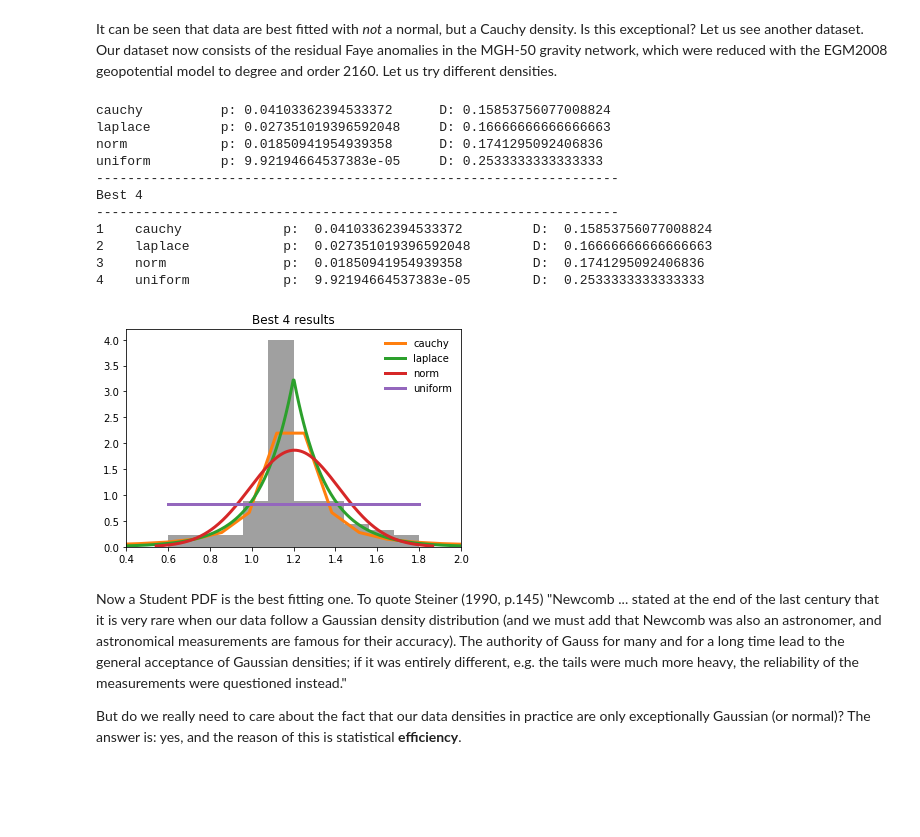
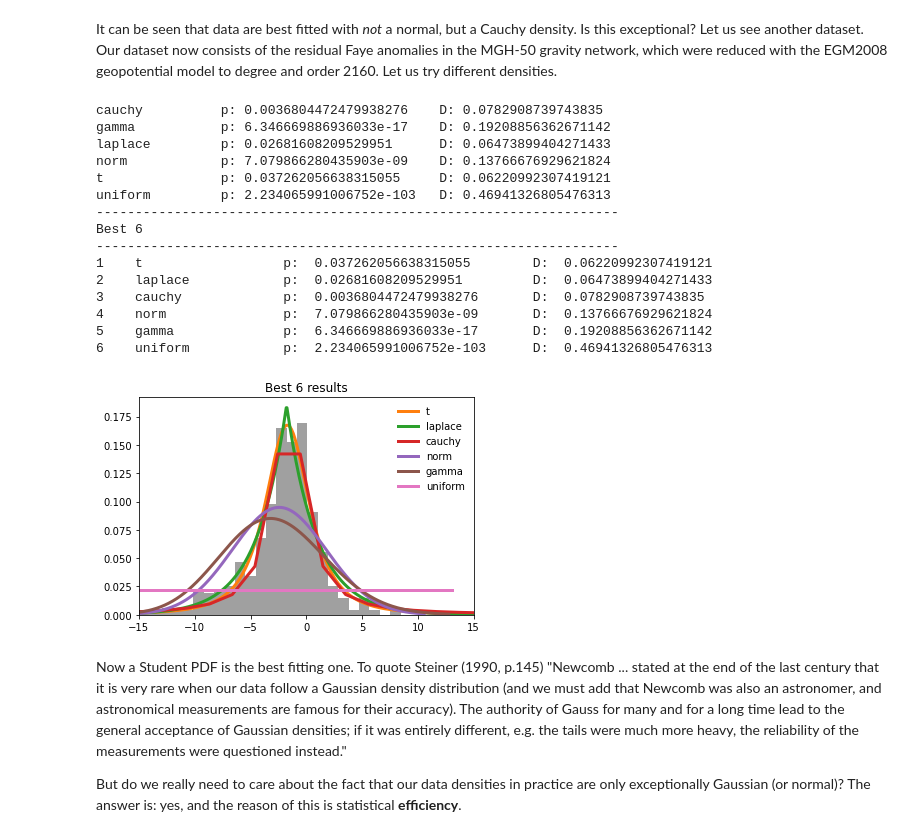
Before and after one commit to gyulat/MFV, a Jupyter notebook: MFV_en.ipynb, the cells around one changed output. Saved outputs shown, nothing was run; the diff lists cells and outputs as text; code cells hidden in the pictures; blank space fills up the shorter version.

```diff
--- a/MFV_en.ipynb
+++ b/MFV_en.ipynb
@@ -41,35 +117,20 @@ IndentationError: unexpected indent (<ipython-input-5-17bd7d708126>, line 31)
 # %% [markdown]
 It can be seen that data are best fitted with *not* a normal, but a Cauchy density. Is this exceptional? Let us see another dataset. Our dataset now consists of the residual Faye anomalies in the MGH-50 gravity network, which were reduced with the EGM2008 geopotential model to degree and order 2160. Let us try different densities.
 # %%
-import scipy.stats
-import math
-
 cdfs = {
     "cauchy": {"p":[], "D": []},          #Cauchy
+    "gamma": {"p":[], "D": []},           #Gamma
     "laplace": {"p":[], "D": []},         #Laplace
     "norm": {"p":[], "D": []},            #Normal (Gaussian)
+    "t": {"p":[], "D": []},               #Student's T
     "uniform": {"p":[], "D": []}}         #Uniform
-
-def check(data, fct, verbose=False):
-    #fit data to all given distributions
-    parameters = eval("scipy.stats."+fct+".fit(data)");
-    #use Kolmogorov-Smirnov two-sided test
-    D, p = scipy.stats.kstest(data, fct, args=parameters);
-
-    if math.isnan(p): p=0
-    if math.isnan(D): D=0
-
-    if verbose:
-        print(fct.ljust(16) + "p: " + str(p).ljust(25) + "D: " +str(D))
-
-    return (fct, p, D)
 
 def plot(fcts, data):
     import matplotlib.pyplot as plt
     import numpy as np
 
     # plot histogram of data
-    plt.hist(data, density=True, bins=max(10, len(data)/10), facecolor='grey', alpha=0.75)
+    plt.hist(data, density=True, bins=max(10, len(data)//10), facecolor='grey', alpha=0.75)
 
     # plot fitted densities
     for fct in fcts:
@@ -77,48 +138,55 @@ def plot(fcts, data):
         f = eval("scipy.stats."+fct+".freeze"+str(params))
         x = np.linspace(f.ppf(0.001), f.ppf(0.999), 500)
         plt.plot(x, f.pdf(x), lw=3, label=fct)
     plt.legend(loc='best', frameon=False)
     plt.title("Best "+str(len(fcts))+" results")
-    plt.xlim([0.4,2.0])
+    plt.xlim([-15,15])
     plt.show()
 
-data = dat
+dg50 = np.loadtxt('dg50.dat')
+
+data = dg50
 results = [check(data, fct, True) for fct in cdfs.keys()]
 for res in results:
     key, p, D = res
     cdfs[key]["p"].append(p)
     cdfs[key]["D"].append(D)
 
+ncdfs = 6
 print( "-------------------------------------------------------------------" )
-print( "Best %d" % (4, ) )
+print( "Best %d" % (ncdfs, ) )
 print( "-------------------------------------------------------------------" )
 best = sorted(cdfs.items(), key=lambda elem : np.median(elem[1]["p"]), reverse=True)
 
-for t in range(4):
+for t in range(ncdfs):
     fct, values = best[t]
     print( str(t+1).ljust(4), fct.ljust(16),
             "\tp: ", np.median(values["p"]),
             "\tD: ", np.median(values["D"]),
             end="")
     if len(values["p"]) > 1:
         print("\tvar(p): ", scipy.var(values["p"]),
                 "\tvar(D): ", scipy.var(values["D"]), end="")
     print()
 
-plot([b[0] for b in best[:4]], data)
+plot([b[0] for b in best[:ncdfs]], data)
 # %% [output]
-cauchy          p: 0.04103362394533372      D: 0.15853756077008824
-laplace         p: 0.027351019396592048     D: 0.16666666666666663
-norm            p: 0.01850941954939358      D: 0.1741295092406836
-uniform         p: 9.92194664537383e-05     D: 0.2533333333333333
+cauchy          p: 0.0036804472479938276    D: 0.0782908739743835
+gamma           p: 6.346669886936033e-17    D: 0.19208856362671142
+laplace         p: 0.02681608209529951      D: 0.06473899404271433
+norm            p: 7.079866280435903e-09    D: 0.13766676929621824
+t               p: 0.037262056638315055     D: 0.06220992307419121
+uniform         p: 2.234065991006752e-103   D: 0.46941326805476313
 -------------------------------------------------------------------
-Best 4
+Best 6
 -------------------------------------------------------------------
-1    cauchy             p:  0.04103362394533372         D:  0.15853756077008824
-2    laplace            p:  0.027351019396592048        D:  0.16666666666666663
-3    norm               p:  0.01850941954939358         D:  0.1741295092406836
-4    uniform            p:  9.92194664537383e-05        D:  0.2533333333333333
+1    t                  p:  0.037262056638315055        D:  0.06220992307419121
+2    laplace            p:  0.02681608209529951         D:  0.06473899404271433
+3    cauchy             p:  0.0036804472479938276       D:  0.0782908739743835
+4    norm               p:  7.079866280435903e-09       D:  0.13766676929621824
+5    gamma              p:  6.346669886936033e-17       D:  0.19208856362671142
+6    uniform            p:  2.234065991006752e-103      D:  0.46941326805476313
-[figure, old version]
+[figure, new version]
 # %% [markdown]
 Now a Student PDF is the best fitting one. To quote Steiner (1990, p.145) "Newcomb ... stated at the end of the last century that it is very rare when our data follow a Gaussian density distribution (and we must add that Newcomb was also an astronomer, and astronomical measurements are famous for their accuracy). The authority of Gauss for many and for a long time lead to the general acceptance of Gaussian densities; if it was entirely different, e.g. the tails were much more heavy, the reliability of the measurements were questioned instead."
 
```
Also changed, not shown: parts of 2 cells of this notebook, 1 other file.
